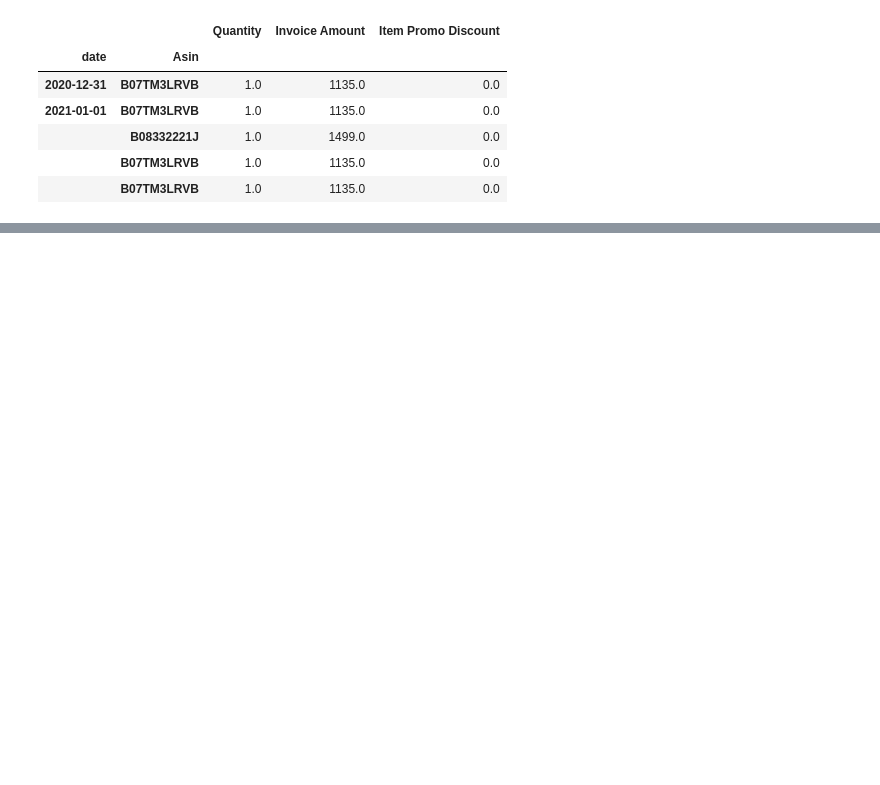
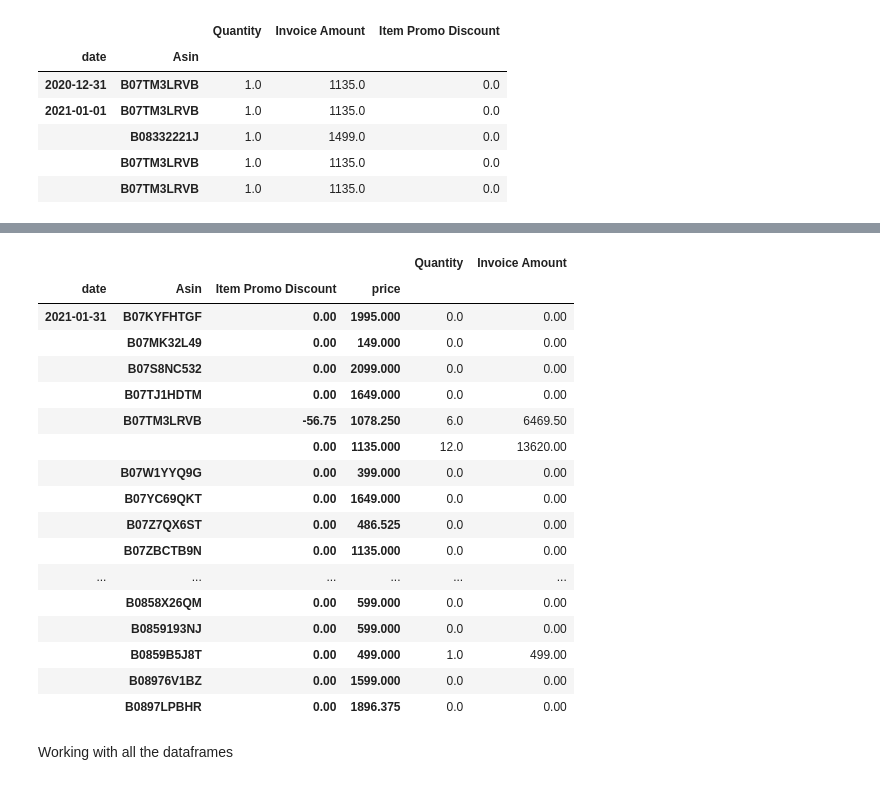
Before and after one commit to akshaypt7/amazon_sales_prediction, a Jupyter notebook: my_project_01_1.ipynb, the cells around one changed output, grey strips where cells are left out. Cells and saved outputs as stored; diff of their text form; code cells hidden in the pictures; blank space fills up the shorter version.

```diff
--- a/my_project_01_1.ipynb
+++ b/my_project_01_1.ipynb
@@ -544,0 +561,4 @@ df_2
+# %%
+df_price = df_price.set_index('Asin')
+# %%
+df.update(df_price,overwrite = False, join = 'left')
@@ -544,0 +567,5 @@ df_2
+# %%
+df.reset_index(inplace = True)
+# %%
+x = df.groupby(['date','Asin','Item Promo Discount','price']).sum()
+x
@@ -544,0 +603,23 @@ df_2
+# %%
+x.loc['2021-01-31']
+# %% [output]
+|  |  |  |  | Quantity | Invoice Amount |
+| date | Asin | Item Promo Discount | price |  |  |
+| 2021-01-31 | B07KYFHTGF | 0.00 | 1995.000 | 0.0 | 0.00 |
+|  | B07MK32L49 | 0.00 | 149.000 | 0.0 | 0.00 |
+|  | B07S8NC532 | 0.00 | 2099.000 | 0.0 | 0.00 |
+|  | B07TJ1HDTM | 0.00 | 1649.000 | 0.0 | 0.00 |
+|  | B07TM3LRVB | -56.75 | 1078.250 | 6.0 | 6469.50 |
+|  |  | 0.00 | 1135.000 | 12.0 | 13620.00 |
+|  | B07W1YYQ9G | 0.00 | 399.000 | 0.0 | 0.00 |
+|  | B07YC69QKT | 0.00 | 1649.000 | 0.0 | 0.00 |
+|  | B07Z7QX6ST | 0.00 | 486.525 | 0.0 | 0.00 |
+|  | B07ZBCTB9N | 0.00 | 1135.000 | 0.0 | 0.00 |
+| ... | ... | ... | ... | ... | ... |
+|  | B0858X26QM | 0.00 | 599.000 | 0.0 | 0.00 |
+|  | B0859193NJ | 0.00 | 599.000 | 0.0 | 0.00 |
+|  | B0859B5J8T | 0.00 | 499.000 | 1.0 | 499.00 |
+|  | B08976V1BZ | 0.00 | 1599.000 | 0.0 | 0.00 |
+|  | B0897LPBHR | 0.00 | 1896.375 | 0.0 | 0.00 |
+# %% [markdown]
+Working with all the dataframes
```
Also changed, not shown: parts of 81 cells of this notebook.
